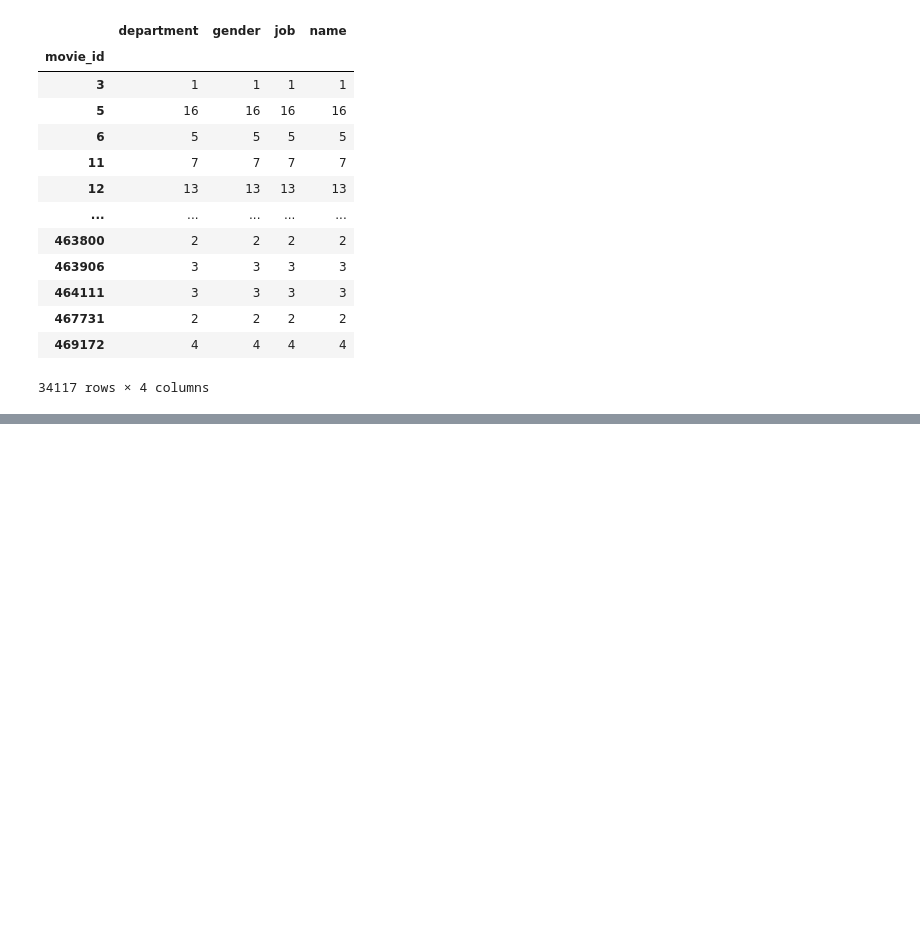
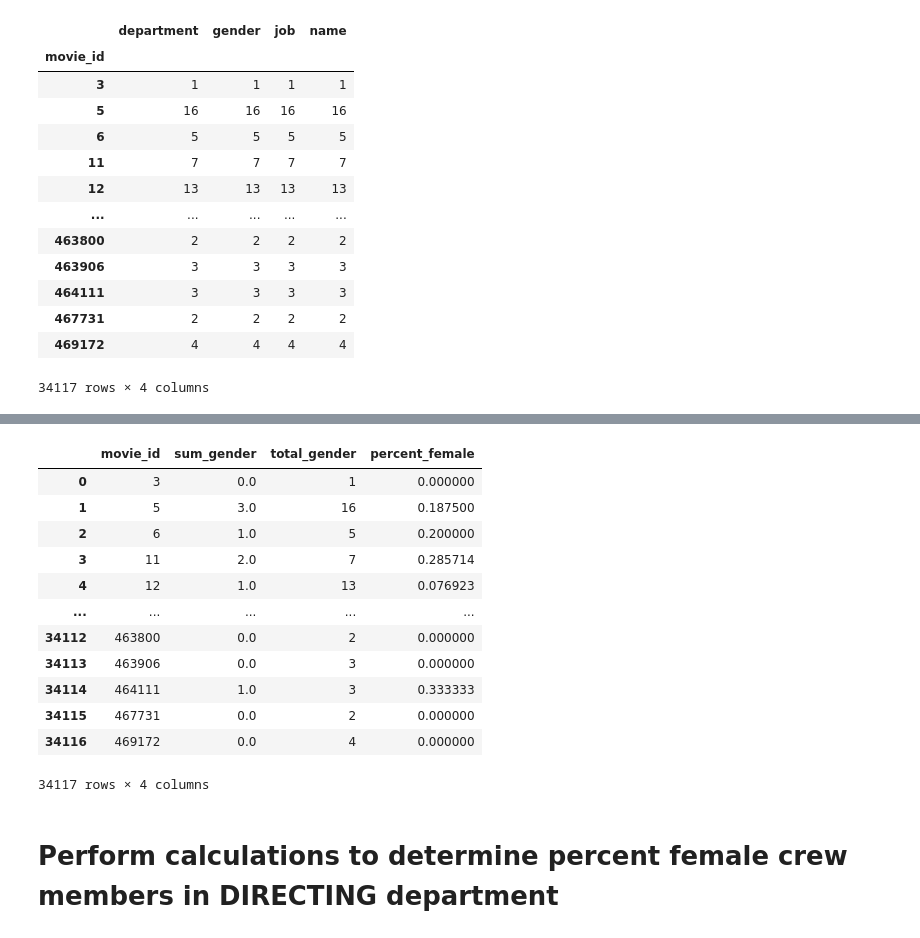
Before and after one commit to caseygomez/Female-Representation-In-The-Film-Industry, a Jupyter notebook: crew_ETL.ipynb, the cells around one changed output, grey strips where cells are left out. Saved outputs shown, nothing was run; the diff lists cells and outputs as text; code cells hidden in the pictures; blank space fills up the shorter version.

```diff
--- a/crew_ETL.ipynb
+++ b/crew_ETL.ipynb
@@ -554,0 +534,5 @@ total_gender
+# %%
+# Drop all columns but gender column
+total_gender_all.drop(columns=["department","job","name"], inplace=True)
+
+total_gender_all
@@ -554,0 +554,5 @@ total_gender
+# %%
+# rename gender column for clarity
+total_gender_all.rename(columns={"gender":"total_gender"}, inplace=True)
+
+total_gender_all
@@ -554,0 +574,5 @@ total_gender
+# %%
+# merge df to have both sum and total aligned
+joined_gender_all = pd.merge(sum_gender_all, total_gender_all, how='inner', on='movie_id')
+
+joined_gender_all
@@ -554,0 +594,5 @@ total_gender
+# %%
+# add column called "percent_famale" to perform calculation based on sum/total
+joined_gender_all["percent_female"]=(joined_gender_all["sum_gender"]/joined_gender_all["total_gender"])
+
+joined_gender_all
@@ -554,0 +614,22 @@ total_gender
+# %%
+# change movie_id to column instead of axis
+# solution from https://stackoverflow.com/questions/20461165/how-to-convert-index-of-a-pandas-dataframe-into-a-column
+joined_gender_all=joined_gender_all.rename_axis("movie_id").reset_index()
+
+joined_gender_all
+# %% [output]
+|  | movie_id | sum_gender | total_gender | percent_female |
+| 0 | 3 | 0.0 | 1 | 0.000000 |
+| 1 | 5 | 3.0 | 16 | 0.187500 |
+| 2 | 6 | 1.0 | 5 | 0.200000 |
+| 3 | 11 | 2.0 | 7 | 0.285714 |
+| 4 | 12 | 1.0 | 13 | 0.076923 |
+| ... | ... | ... | ... | ... |
+| 34112 | 463800 | 0.0 | 2 | 0.000000 |
+| 34113 | 463906 | 0.0 | 3 | 0.000000 |
+| 34114 | 464111 | 1.0 | 3 | 0.333333 |
+| 34115 | 467731 | 0.0 | 2 | 0.000000 |
+| 34116 | 469172 | 0.0 | 4 | 0.000000 |
+34117 rows × 4 columns
+# %% [markdown]
+# Perform calculations to determine percent female crew members in DIRECTING department
```
Also changed, not shown: parts of 52 cells of this notebook.
